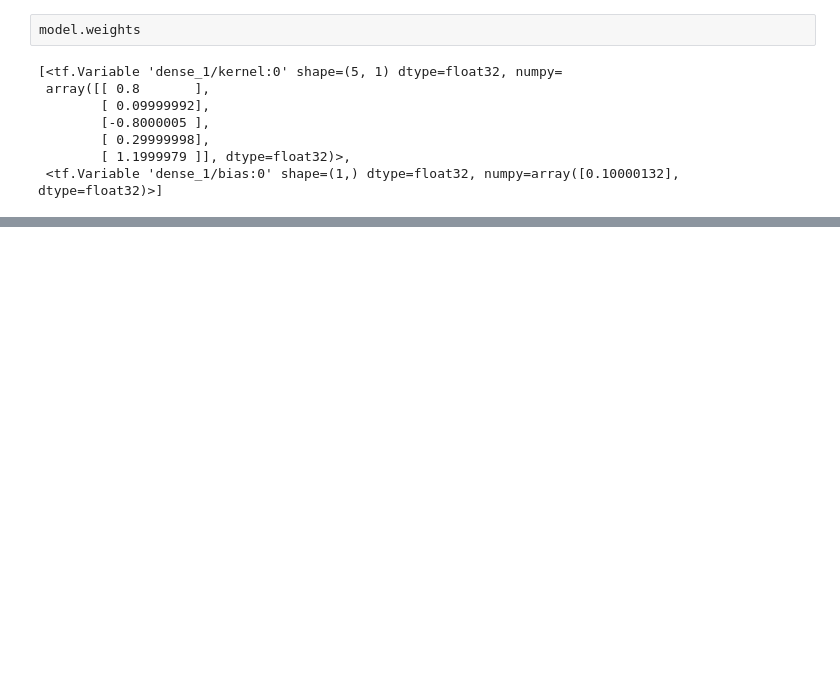
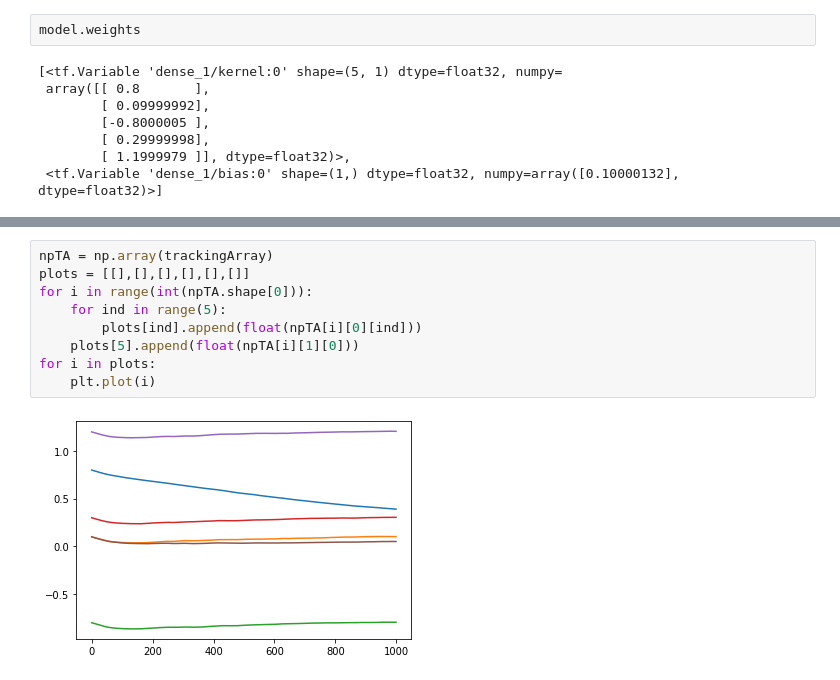
Before and after one commit to ANSH-RIYAL/AsymptoticExtrapolation, a Jupyter notebook: Single Layer Dense Network.ipynb, the cells around one changed output, grey strips where cells are left out. Drawn from its saved outputs; the diff is of its cells as text; blank space fills up the shorter version.

```diff
--- a/Single Layer Dense Network.ipynb
+++ b/Single Layer Dense Network.ipynb
@@ -318,0 +319,11 @@ print(len(trackingArray))
+# %%
+npTA = np.array(trackingArray)
+plots = [[],[],[],[],[],[]]
+for i in range(int(npTA.shape[0])):
+    for ind in range(5):
+        plots[ind].append(float(npTA[i][0][ind]))
+    plots[5].append(float(npTA[i][1][0]))
+for i in plots:
+    plt.plot(i)
+# %% [output]
+[figure, added]
```
Also changed, not shown: parts of 2 cells of this notebook, 1 other file.
